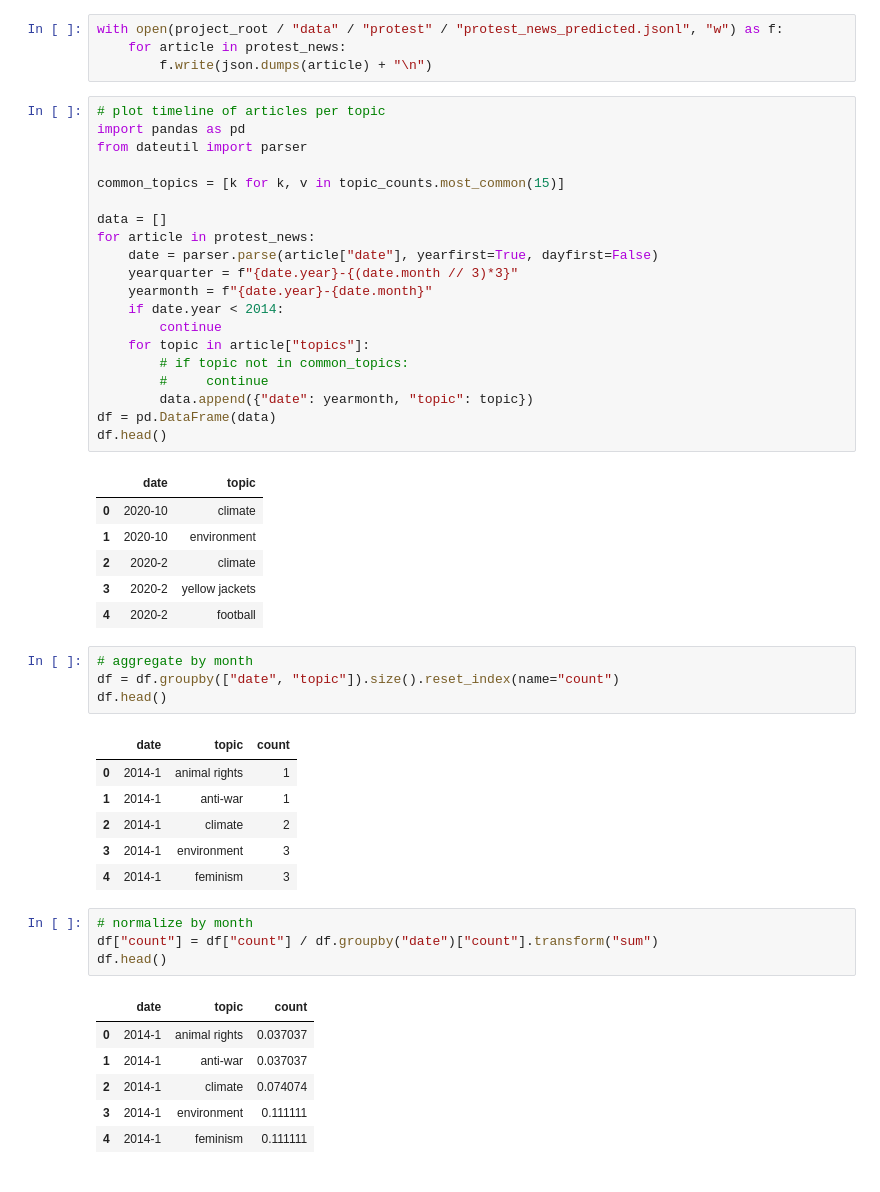
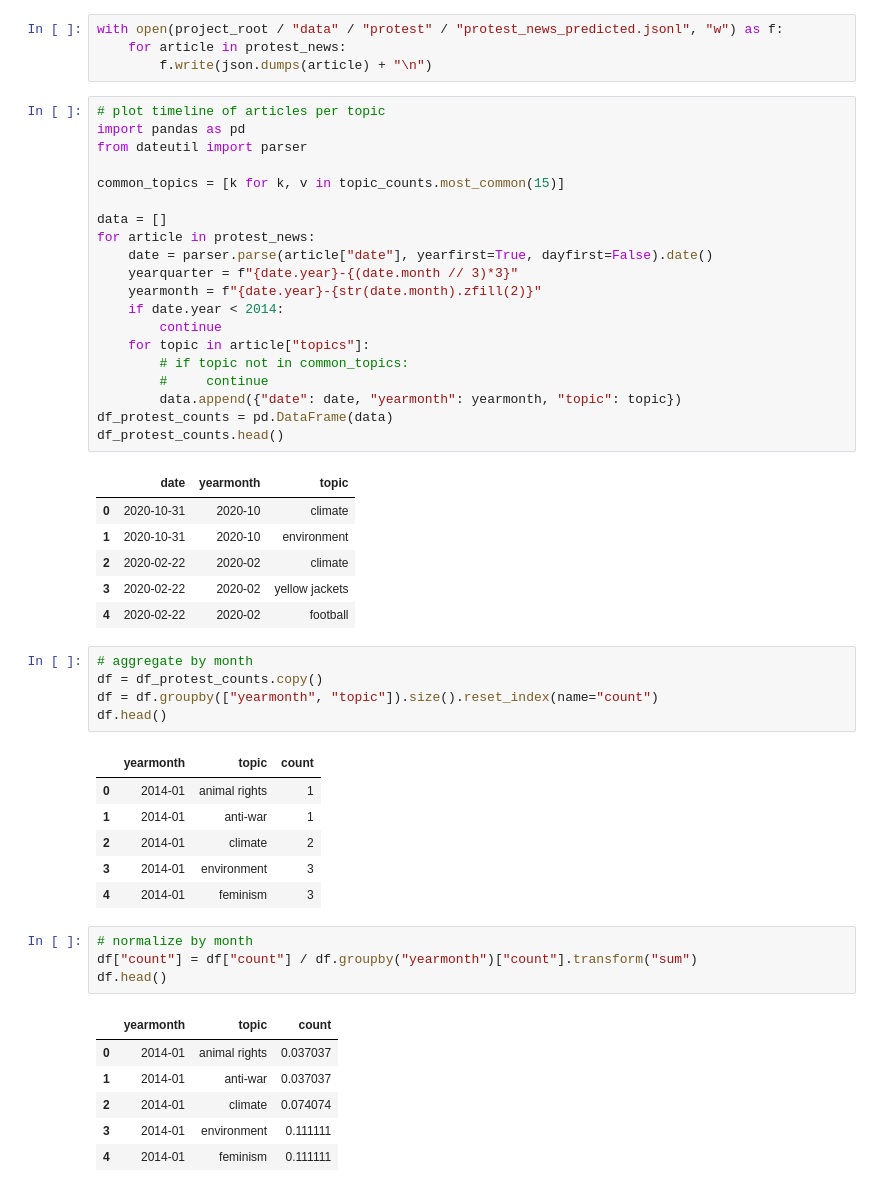
Before and after one commit to davidpomerenke/protest-impact, a Jupyter notebook: docs/notes/02-13-association.ipynb, the cells around one changed output. Drawn from its saved outputs; the diff is of its cells as text.

```diff
--- a/docs/notes/02-13-association.ipynb
+++ b/docs/notes/02-13-association.ipynb
@@ -158,52 +161,53 @@ with open(project_root / "data" / "protest" / "protest_news_predicted.jsonl", "w
 # %%
 # plot timeline of articles per topic
 import pandas as pd
 from dateutil import parser
 
 common_topics = [k for k, v in topic_counts.most_common(15)]
 
 data = []
 for article in protest_news:
-    date = parser.parse(article["date"], yearfirst=True, dayfirst=False)
+    date = parser.parse(article["date"], yearfirst=True, dayfirst=False).date()
     yearquarter = f"{date.year}-{(date.month // 3)*3}"
-    yearmonth = f"{date.year}-{date.month}"
+    yearmonth = f"{date.year}-{str(date.month).zfill(2)}"
     if date.year < 2014:
         continue
     for topic in article["topics"]:
         # if topic not in common_topics:
         #     continue
-        data.append({"date": yearmonth, "topic": topic})
-df = pd.DataFrame(data)
-df.head()
+        data.append({"date": date, "yearmonth": yearmonth, "topic": topic})
+df_protest_counts = pd.DataFrame(data)
+df_protest_counts.head()
 # %% [output]
-|  | date | topic |
-| 0 | 2020-10 | climate |
-| 1 | 2020-10 | environment |
-| 2 | 2020-2 | climate |
-| 3 | 2020-2 | yellow jackets |
-| 4 | 2020-2 | football |
+|  | date | yearmonth | topic |
+| 0 | 2020-10-31 | 2020-10 | climate |
+| 1 | 2020-10-31 | 2020-10 | environment |
+| 2 | 2020-02-22 | 2020-02 | climate |
+| 3 | 2020-02-22 | 2020-02 | yellow jackets |
+| 4 | 2020-02-22 | 2020-02 | football |
 # %%
 # aggregate by month
-df = df.groupby(["date", "topic"]).size().reset_index(name="count")
+df = df_protest_counts.copy()
+df = df.groupby(["yearmonth", "topic"]).size().reset_index(name="count")
 df.head()
 # %% [output]
-|  | date | topic | count |
-| 0 | 2014-1 | animal rights | 1 |
-| 1 | 2014-1 | anti-war | 1 |
-| 2 | 2014-1 | climate | 2 |
-| 3 | 2014-1 | environment | 3 |
-| 4 | 2014-1 | feminism | 3 |
+|  | yearmonth | topic | count |
+| 0 | 2014-01 | animal rights | 1 |
+| 1 | 2014-01 | anti-war | 1 |
+| 2 | 2014-01 | climate | 2 |
+| 3 | 2014-01 | environment | 3 |
+| 4 | 2014-01 | feminism | 3 |
 # %%
 # normalize by month
-df["count"] = df["count"] / df.groupby("date")["count"].transform("sum")
+df["count"] = df["count"] / df.groupby("yearmonth")["count"].transform("sum")
 df.head()
 # %% [output]
-|  | date | topic | count |
-| 0 | 2014-1 | animal rights | 0.037037 |
-| 1 | 2014-1 | anti-war | 0.037037 |
-| 2 | 2014-1 | climate | 0.074074 |
-| 3 | 2014-1 | environment | 0.111111 |
-| 4 | 2014-1 | feminism | 0.111111 |
+|  | yearmonth | topic | count |
+| 0 | 2014-01 | animal rights | 0.037037 |
+| 1 | 2014-01 | anti-war | 0.037037 |
+| 2 | 2014-01 | climate | 0.074074 |
+| 3 | 2014-01 | environment | 0.111111 |
+| 4 | 2014-01 | feminism | 0.111111 |
 # %%
 import altair as alt
 
```
Also changed, not shown: parts of 20 cells of this notebook, 1 other file.
